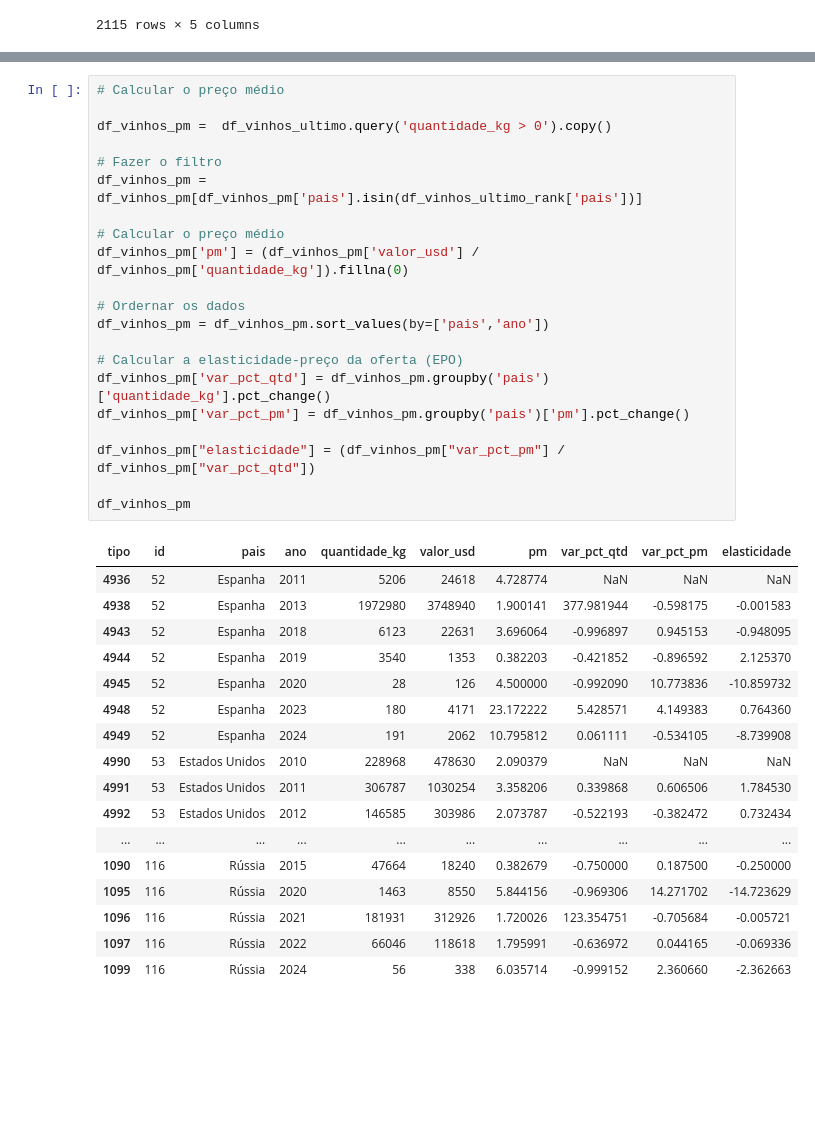
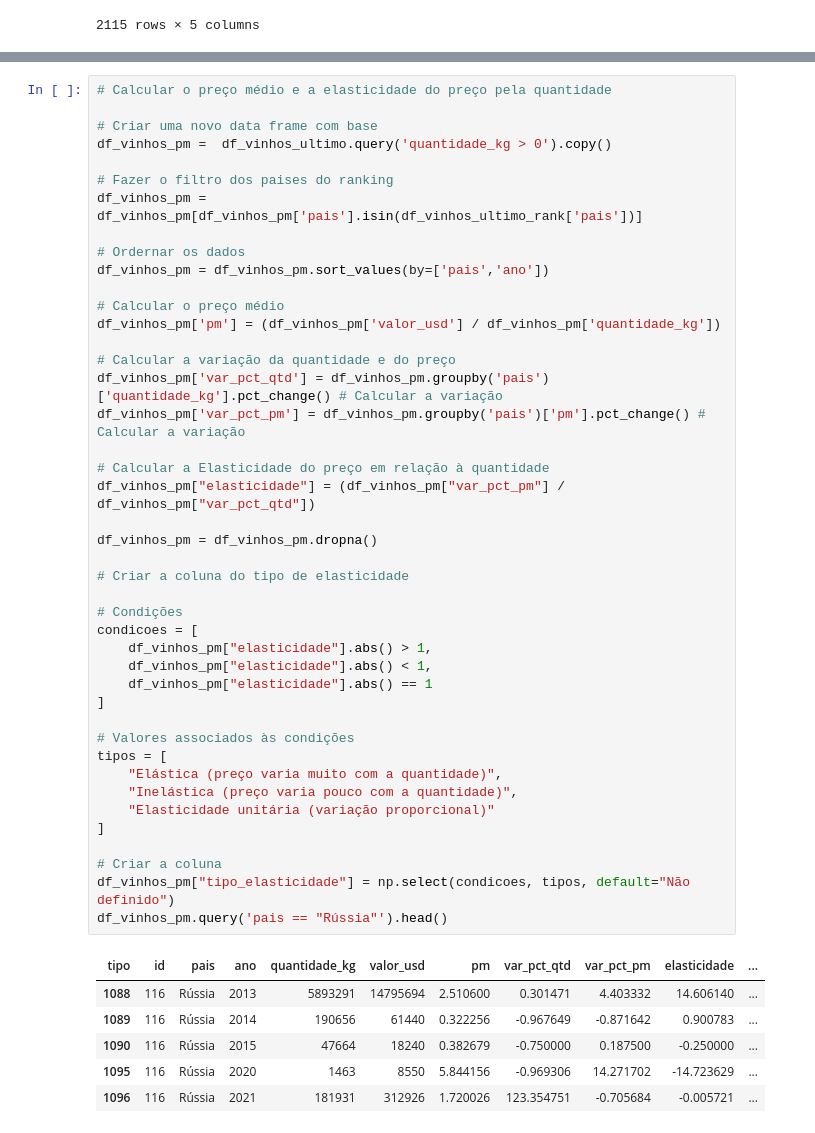
Before and after one commit to RicardViana/fiap-Data-Analysis-and-Exploration, a Jupyter notebook: tech_challenge_fase1.ipynb, the cells around one changed output, grey strips where cells are left out. Cells and saved outputs as stored; diff of their text form; blank space fills up the shorter version.

Commit message:
Incluindo analise de elasticidade

```diff
--- a/tech_challenge_fase1.ipynb
+++ b/tech_challenge_fase1.ipynb
@@ -162,39 +176,50 @@ df_vinhos_ultimo_rank
 # %%
-# Calcular o preço médio
+# Calcular o preço médio e a elasticidade do preço pela quantidade
 
+# Criar uma novo data frame com base
 df_vinhos_pm =  df_vinhos_ultimo.query('quantidade_kg > 0').copy()
 
-# Fazer o filtro
+# Fazer o filtro dos paises do ranking
 df_vinhos_pm = df_vinhos_pm[df_vinhos_pm['pais'].isin(df_vinhos_ultimo_rank['pais'])]
-
-# Calcular o preço médio
-df_vinhos_pm['pm'] = (df_vinhos_pm['valor_usd'] / df_vinhos_pm['quantidade_kg']).fillna(0)
 
 # Ordernar os dados
 df_vinhos_pm = df_vinhos_pm.sort_values(by=['pais','ano'])
 
-# Calcular a elasticidade-preço da oferta (EPO)
-df_vinhos_pm['var_pct_qtd'] = df_vinhos_pm.groupby('pais')['quantidade_kg'].pct_change()
-df_vinhos_pm['var_pct_pm'] = df_vinhos_pm.groupby('pais')['pm'].pct_change()
+# Calcular o preço médio
+df_vinhos_pm['pm'] = (df_vinhos_pm['valor_usd'] / df_vinhos_pm['quantidade_kg'])
 
+# Calcular a variação da quantidade e do preço
+df_vinhos_pm['var_pct_qtd'] = df_vinhos_pm.groupby('pais')['quantidade_kg'].pct_change() # Calcular a variação
+df_vinhos_pm['var_pct_pm'] = df_vinhos_pm.groupby('pais')['pm'].pct_change() # Calcular a variação
+
+# Calcular a Elasticidade do preço em relação à quantidade
 df_vinhos_pm["elasticidade"] = (df_vinhos_pm["var_pct_pm"] / df_vinhos_pm["var_pct_qtd"])
 
-df_vinhos_pm
+df_vinhos_pm = df_vinhos_pm.dropna()
+
+# Criar a coluna do tipo de elasticidade
+
+# Condições
+condicoes = [
+    df_vinhos_pm["elasticidade"].abs() > 1,
+    df_vinhos_pm["elasticidade"].abs() < 1,
+    df_vinhos_pm["elasticidade"].abs() == 1
+]
+
+# Valores associados às condições
+tipos = [
+    "Elástica (preço varia muito com a quantidade)",
+    "Inelástica (preço varia pouco com a quantidade)",
+    "Elasticidade unitária (variação proporcional)"
+]
+
+# Criar a coluna
+df_vinhos_pm["tipo_elasticidade"] = np.select(condicoes, tipos, default="Não definido")
+df_vinhos_pm.query('pais == "Rússia"').head()
 # %% [output]
-| tipo | id | pais | ano | quantidade_kg | valor_usd | pm | var_pct_qtd | var_pct_pm | elasticidade |
-| 4936 | 52 | Espanha | 2011 | 5206 | 24618 | 4.728774 | NaN | NaN | NaN |
-| 4938 | 52 | Espanha | 2013 | 1972980 | 3748940 | 1.900141 | 377.981944 | -0.598175 | -0.001583 |
-| 4943 | 52 | Espanha | 2018 | 6123 | 22631 | 3.696064 | -0.996897 | 0.945153 | -0.948095 |
-| 4944 | 52 | Espanha | 2019 | 3540 | 1353 | 0.382203 | -0.421852 | -0.896592 | 2.125370 |
-| 4945 | 52 | Espanha | 2020 | 28 | 126 | 4.500000 | -0.992090 | 10.773836 | -10.859732 |
-| 4948 | 52 | Espanha | 2023 | 180 | 4171 | 23.172222 | 5.428571 | 4.149383 | 0.764360 |
-| 4949 | 52 | Espanha | 2024 | 191 | 2062 | 10.795812 | 0.061111 | -0.534105 | -8.739908 |
-| 4990 | 53 | Estados Unidos | 2010 | 228968 | 478630 | 2.090379 | NaN | NaN | NaN |
-| 4991 | 53 | Estados Unidos | 2011 | 306787 | 1030254 | 3.358206 | 0.339868 | 0.606506 | 1.784530 |
-| 4992 | 53 | Estados Unidos | 2012 | 146585 | 303986 | 2.073787 | -0.522193 | -0.382472 | 0.732434 |
-| ... | ... | ... | ... | ... | ... | ... | ... | ... | ... |
-| 1090 | 116 | Rússia | 2015 | 47664 | 18240 | 0.382679 | -0.750000 | 0.187500 | -0.250000 |
-| 1095 | 116 | Rússia | 2020 | 1463 | 8550 | 5.844156 | -0.969306 | 14.271702 | -14.723629 |
-| 1096 | 116 | Rússia | 2021 | 181931 | 312926 | 1.720026 | 123.354751 | -0.705684 | -0.005721 |
-| 1097 | 116 | Rússia | 2022 | 66046 | 118618 | 1.795991 | -0.636972 | 0.044165 | -0.069336 |
-| 1099 | 116 | Rússia | 2024 | 56 | 338 | 6.035714 | -0.999152 | 2.360660 | -2.362663 |
+| tipo | id | pais | ano | quantidade_kg | valor_usd | pm | var_pct_qtd | var_pct_pm | elasticidade | ... |
+| 1088 | 116 | Rússia | 2013 | 5893291 | 14795694 | 2.510600 | 0.301471 | 4.403332 | 14.606140 | ... |
+| 1089 | 116 | Rússia | 2014 | 190656 | 61440 | 0.322256 | -0.967649 | -0.871642 | 0.900783 | ... |
+| 1090 | 116 | Rússia | 2015 | 47664 | 18240 | 0.382679 | -0.750000 | 0.187500 | -0.250000 | ... |
+| 1095 | 116 | Rússia | 2020 | 1463 | 8550 | 5.844156 | -0.969306 | 14.271702 | -14.723629 | ... |
+| 1096 | 116 | Rússia | 2021 | 181931 | 312926 | 1.720026 | 123.354751 | -0.705684 | -0.005721 | ... |
```
Also changed, not shown: parts of 7 cells of this notebook.
